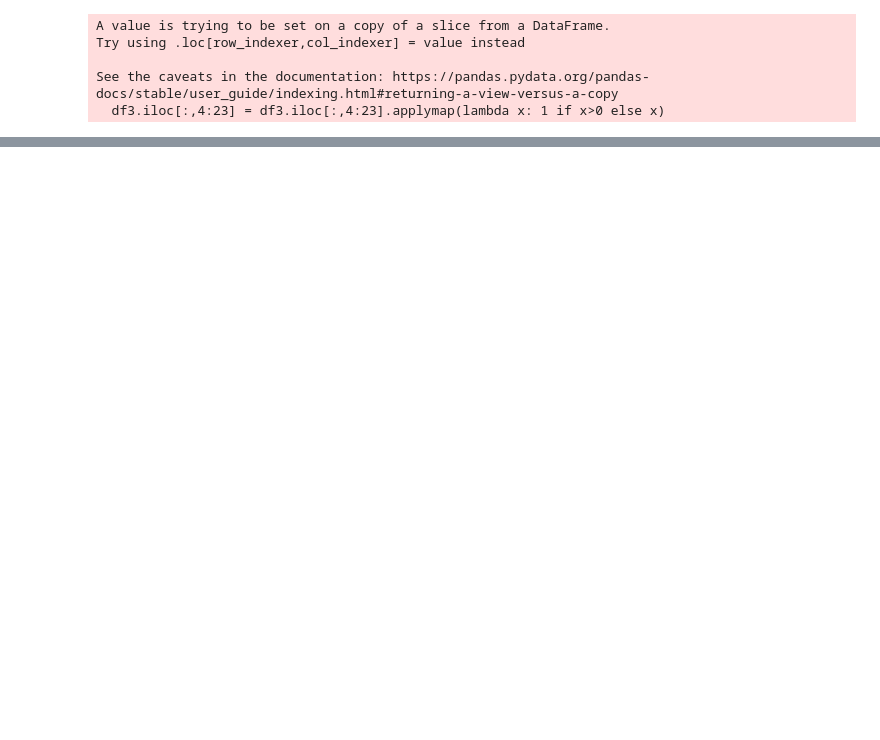
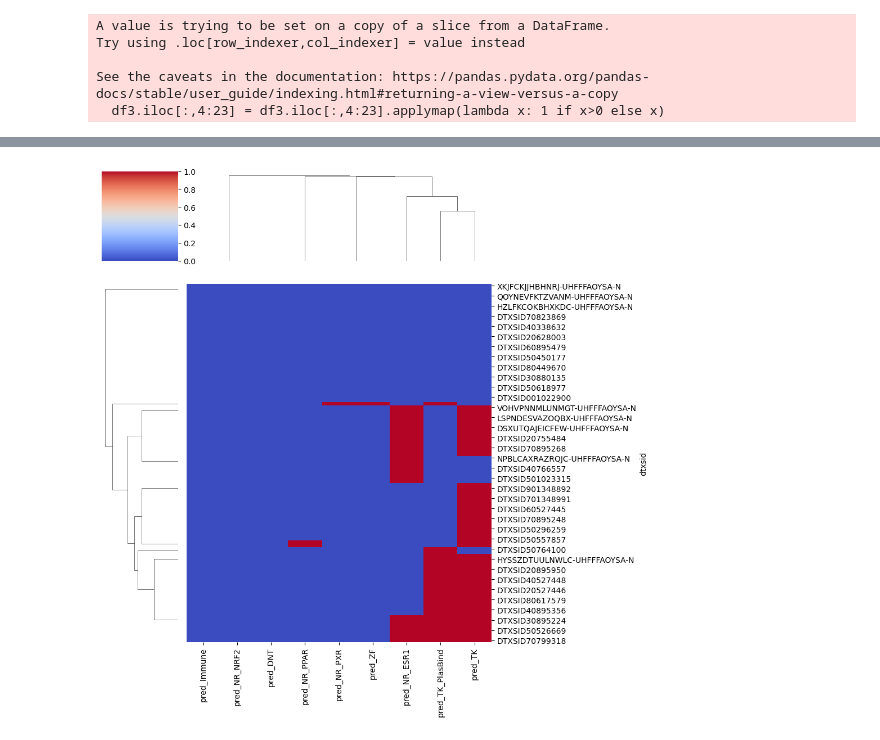
Before and after one commit to patlewig/nts_pfas, a Jupyter notebook: notebooks/16_NAM_flags-2.ipynb, the cells around one changed output, grey strips where cells are left out. Drawn from its saved outputs; the diff is of its cells as text; code cells hidden in the pictures; blank space fills up the shorter version.

```diff
--- a/notebooks/16_NAM_flags-2.ipynb
+++ b/notebooks/16_NAM_flags-2.ipynb
@@ -387,0 +456,6 @@ f1.savefig(figures_dir+'predicted_NAM_example.png');
+# %%
+sns.clustermap(case_study2, cmap = 'coolwarm',  cbar_kws={"shrink": 0.5}, metric = 'jaccard')
+plt.tight_layout()
+plt.savefig(figures_dir+'predicted_NAM_CS2.png');
+# %% [output]
+[figure, added]
```
Also changed, not shown: parts of 25 cells of this notebook, 4 other files.
